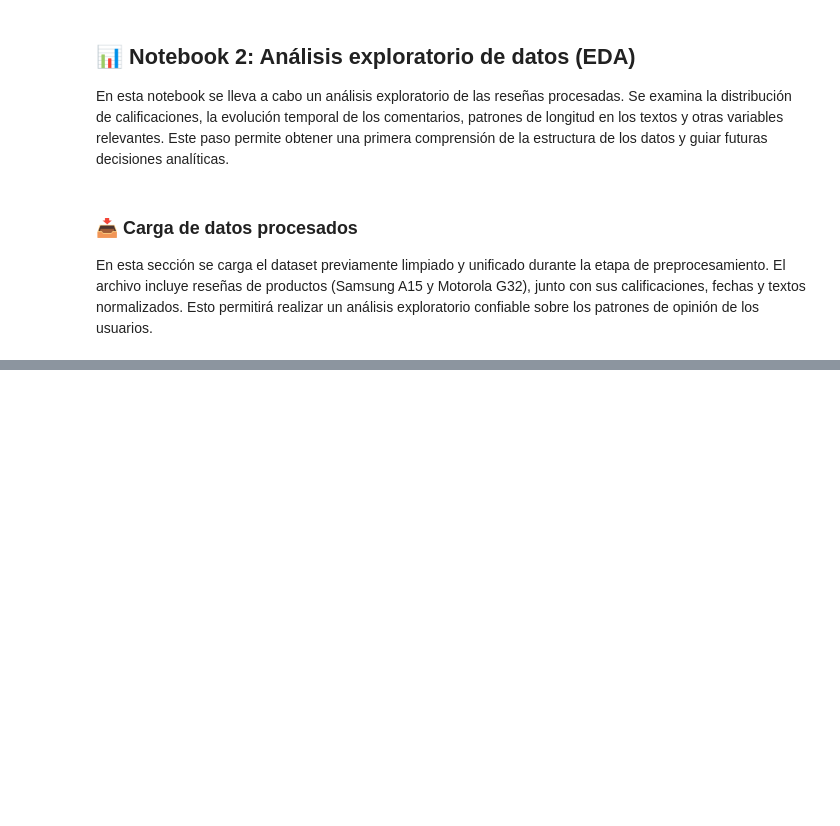
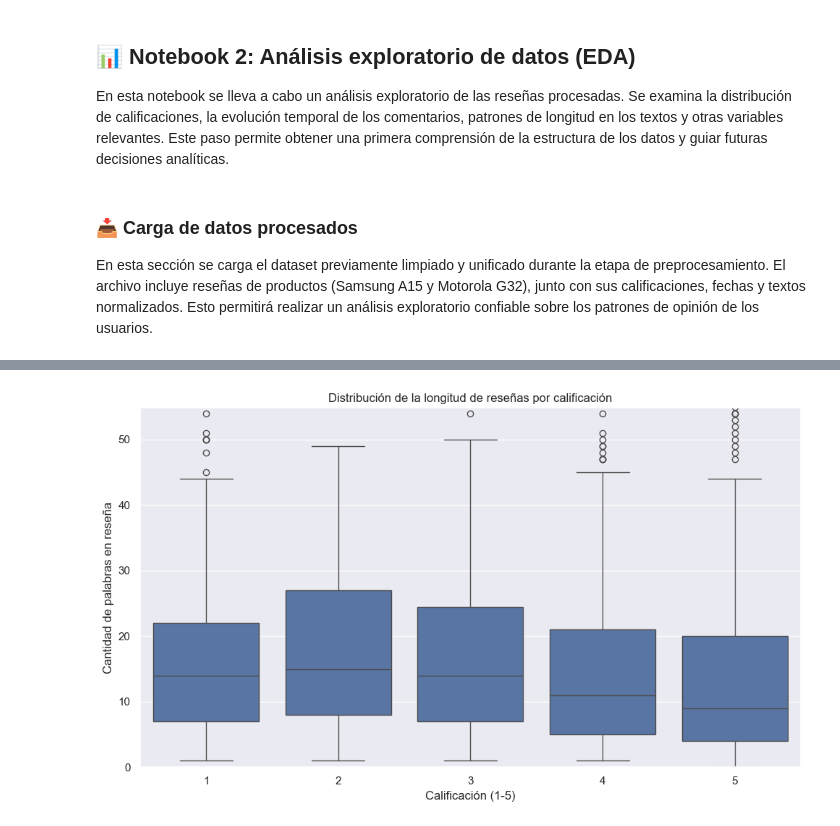
Before and after one commit to PedroCerruti/analisis-reputacional-samsung, a Jupyter notebook: notebooks/1_EDA.ipynb, the cells around one changed output, grey strips where cells are left out. Saved outputs shown, nothing was run; the diff lists cells and outputs as text; code cells hidden in the pictures; blank space fills up the shorter version.

```diff
--- a/notebooks/1_EDA.ipynb
+++ b/notebooks/1_EDA.ipynb
@@ -350,0 +140,21 @@ plt.show()
+# %%
+# Calcular longitud en palabras
+df_total['word_count'] = df_total['text_clean'].fillna('').str.split().str.len()
+
+# Visualización: boxplot de longitud por rating
+plt.figure(figsize=(10, 6))
+sns.boxplot(data=df_total, x='rating', y='word_count')
+
+plt.title("Distribución de la longitud de reseñas por calificación")
+plt.xlabel("Calificación (1-5)")
+plt.ylabel("Cantidad de palabras en reseña")
+plt.xticks(range(5), [1, 2, 3, 4, 5])
+
+# Limitar outliers extremos para mejor visualización
+plt.ylim(0, df_total['word_count'].quantile(0.95))
+
+plt.tight_layout()
+plt.savefig('../outputs/visualizations/01_grafico_longitud_por_rating.png', dpi=300, bbox_inches='tight')
+plt.show()
+# %% [output]
+[figure, added]
```
Also changed, not shown: parts of 49 cells of this notebook, 3 other files.
